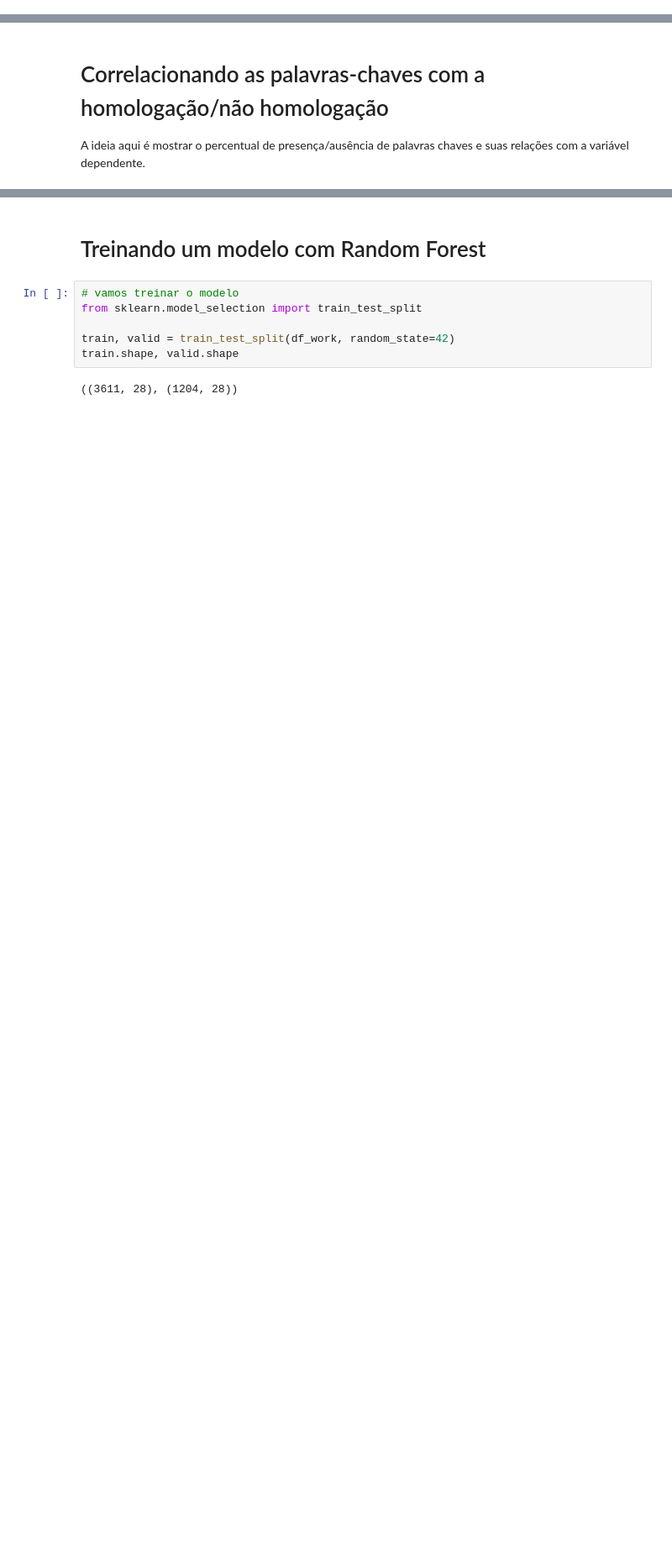
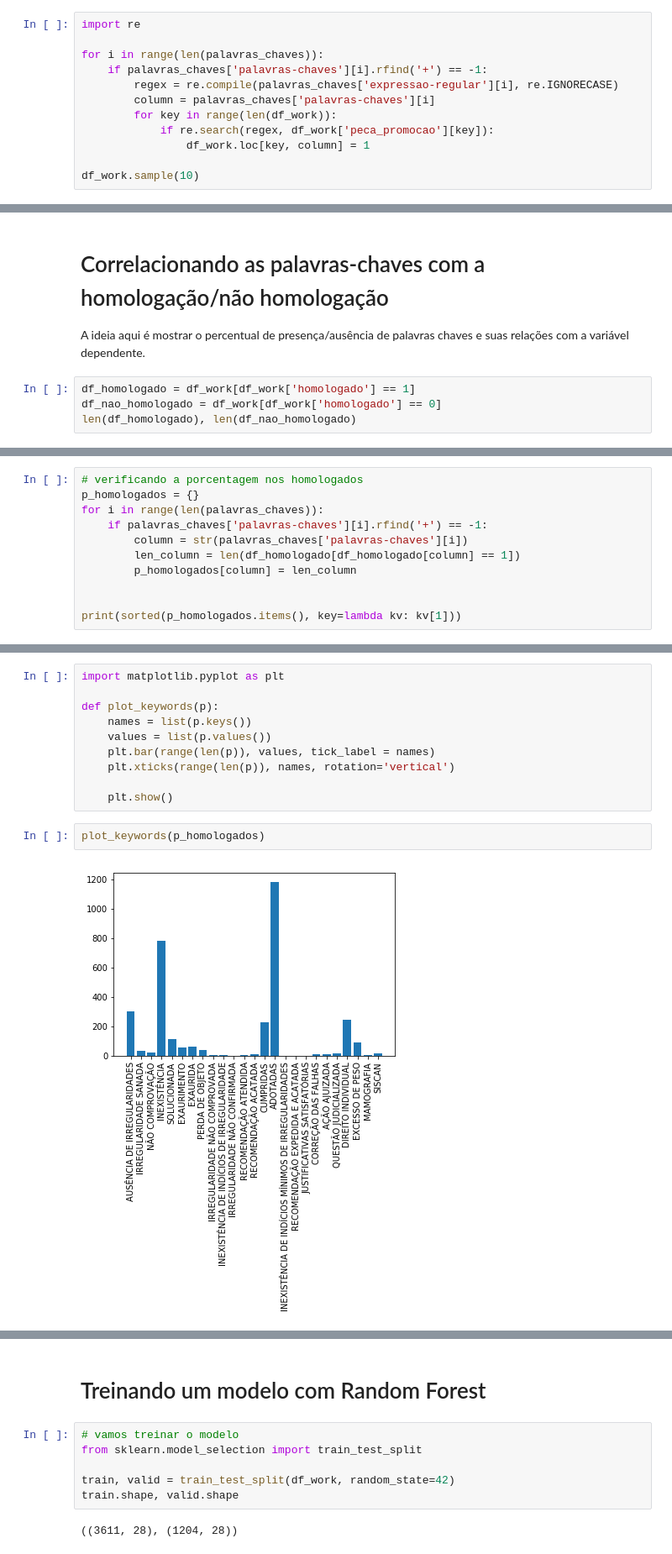
Before and after one commit to andrethiago/ml-colegiado-mpf, a Jupyter notebook: notebooks/1ACAM-Fase01.ipynb, the cells around one changed output, grey strips where cells are left out. Shown at 84% size. Saved outputs shown, nothing was run; the diff lists cells and outputs as text; blank space fills up the shorter version.

Commit message:
Preenchendo os valores das palavras-chaves e treinando um modelo básico

```diff
--- a/notebooks/1ACAM-Fase01.ipynb
+++ b/notebooks/1ACAM-Fase01.ipynb
@@ -189,0 +176,12 @@ result
+# %%
+import re
+
+for i in range(len(palavras_chaves)):
+    if palavras_chaves['palavras-chaves'][i].rfind('+') == -1:
+        regex = re.compile(palavras_chaves['expressao-regular'][i], re.IGNORECASE)
+        column = palavras_chaves['palavras-chaves'][i]
+        for key in range(len(df_work)):
+            if re.search(regex, df_work['peca_promocao'][key]):
+                df_work.loc[key, column] = 1
+
+df_work.sample(10)
@@ -191,3 +202,7 @@ result
 # Correlacionando as palavras-chaves com a homologação/não homologação
 
 A ideia aqui é mostrar o percentual de presença/ausência de palavras chaves e suas relações com a variável dependente.
+# %%
+df_homologado = df_work[df_work['homologado'] == 1]
+df_nao_homologado = df_work[df_work['homologado'] == 0]
+len(df_homologado), len(df_nao_homologado)
@@ -193,0 +211,11 @@ A ideia aqui é mostrar o percentual de presença/ausência de palavras chaves e
+# %%
+# verificando a porcentagem nos homologados
+p_homologados = {}
+for i in range(len(palavras_chaves)):
+    if palavras_chaves['palavras-chaves'][i].rfind('+') == -1:
+        column = str(palavras_chaves['palavras-chaves'][i])
+        len_column = len(df_homologado[df_homologado[column] == 1])
+        p_homologados[column] = len_column
+
+
+print(sorted(p_homologados.items(), key=lambda kv: kv[1]))
@@ -193,0 +237,14 @@ A ideia aqui é mostrar o percentual de presença/ausência de palavras chaves e
+# %%
+import matplotlib.pyplot as plt
+
+def plot_keywords(p):
+    names = list(p.keys())
+    values = list(p.values())
+    plt.bar(range(len(p)), values, tick_label = names)
+    plt.xticks(range(len(p)), names, rotation='vertical')
+
+    plt.show()
+# %%
+plot_keywords(p_homologados)
+# %% [output]
+[figure, added]
```
Also changed, not shown: parts of 18 cells of this notebook, 1 other file.
